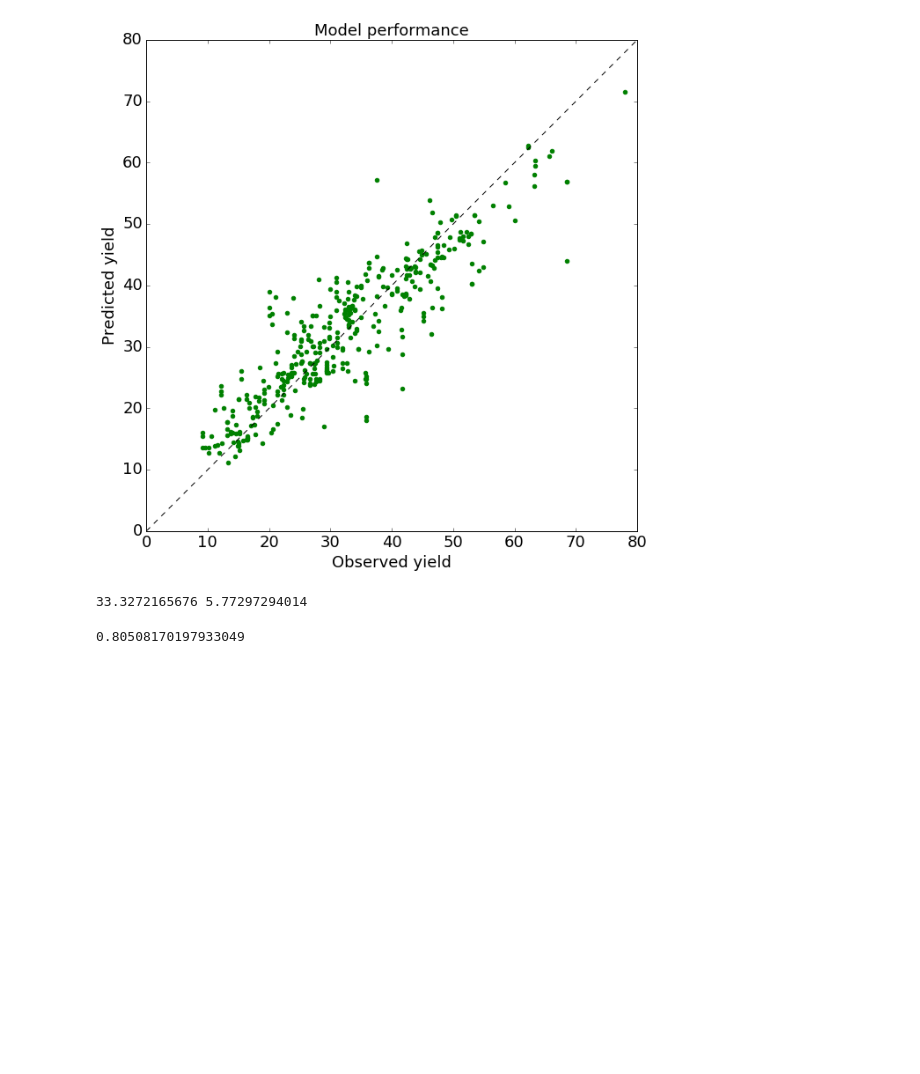
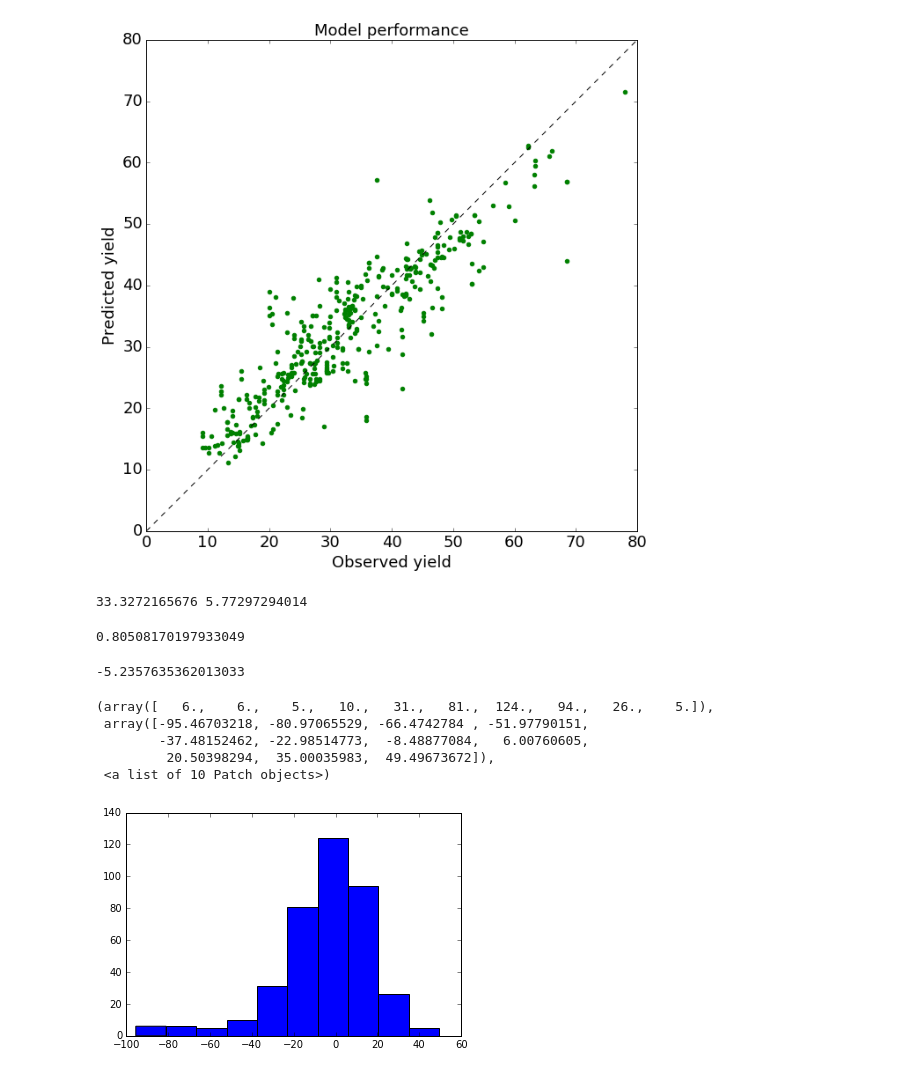
Before and after one commit to cleipski/CropPredict, a Jupyter notebook: 06_algorithm_selection.ipynb, the cells around one changed output. Cells and saved outputs as stored; diff of their text form; code cells hidden in the pictures; blank space fills up the shorter version.

```diff
--- a/06_algorithm_selection.ipynb
+++ b/06_algorithm_selection.ipynb
@@ -878,3 +878,17 @@ from sklearn.metrics import r2_score
 r2_score(y_test, y_pred)
 # %% [output]
 0.80508170197933049
+# %%
+# Mean of the percentage error
+np.mean([(x-y)/x for x,y in zip(y_test,y_pred)])*100.
+# %% [output]
+-5.2357635362013033
+# %%
+plt.hist([(x-y)*100./x for x,y in zip(y_test,y_pred)])
+# %% [output]
+(array([   6.,    6.,    5.,   10.,   31.,   81.,  124.,   94.,   26.,    5.]),
+ array([-95.46703218, -80.97065529, -66.4742784 , -51.97790151,
+        -37.48152462, -22.98514773,  -8.48877084,   6.00760605,
+         20.50398294,  35.00035983,  49.49673672]),
+ <a list of 10 Patch objects>)
+[figure, added]
```
